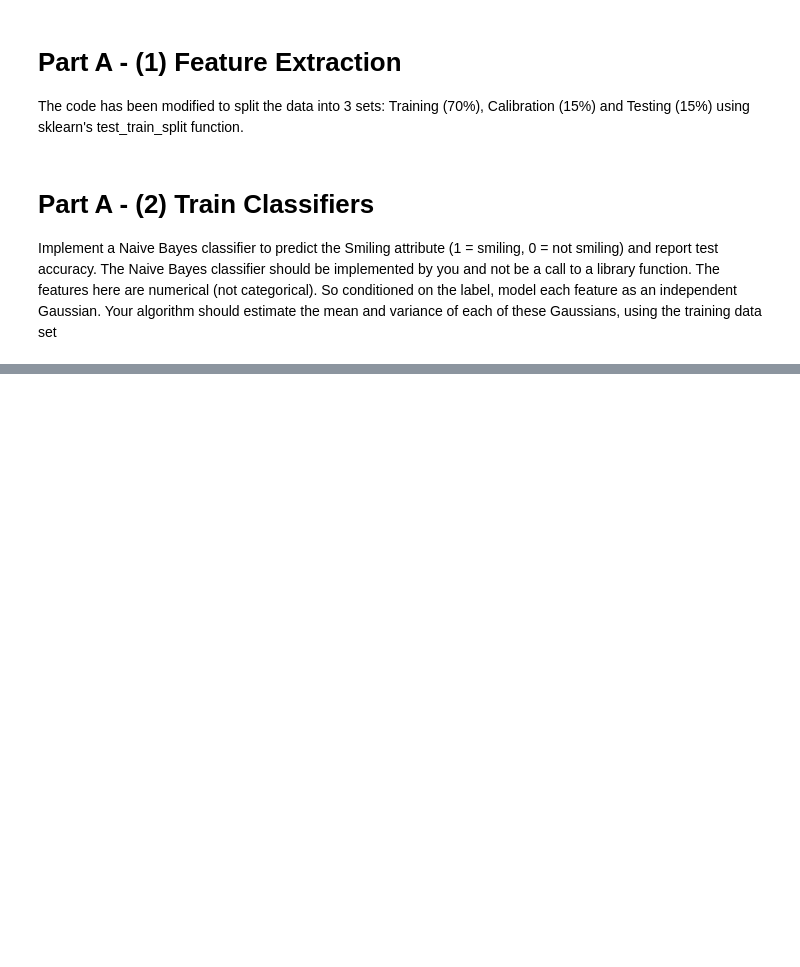
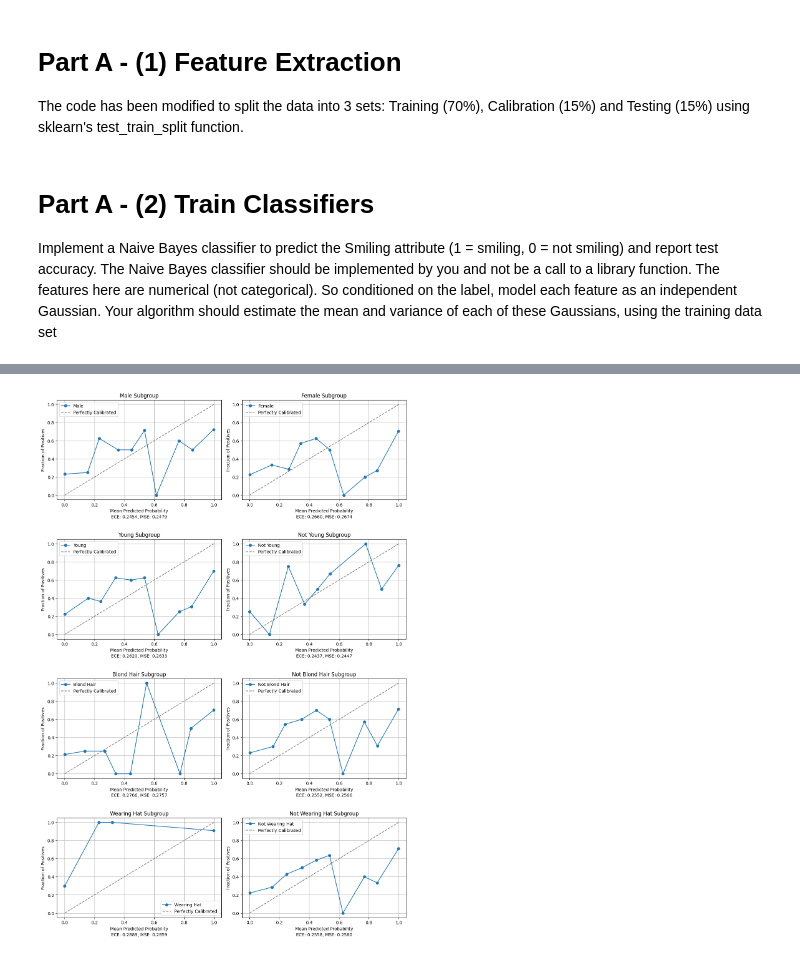
Before and after one commit to ArtyBr/cs342_cw, a Jupyter notebook: project.ipynb, the cells around one changed output, grey strips where cells are left out. Saved outputs shown, nothing was run; the diff lists cells and outputs as text; code cells hidden in the pictures; blank space fills up the shorter version.

```diff
--- a/project.ipynb
+++ b/project.ipynb
@@ -131,0 +303,72 @@ calib_data = all_data.iloc[test_end:]
+# %%
+# Get custom test predictions
+custom_test_preds = gnb.predict_proba(X_test)[:, 1]
+
+# Split dataset into subgroups
+male_set = y_test[y_test["Male"] == 1].index
+female_set = y_test[y_test["Male"] == 0].index
+young_set = y_test[y_test["Young"] == 1].index
+not_young_set = y_test[y_test["Young"] == 0].index
+blond_set = y_test[y_test["Blond_Hair"] == 1].index
+not_blond_set = y_test[y_test["Blond_Hair"] == 0].index
+hat_set = y_test[y_test["Wearing_Hat"] == 1].index
+not_hat_set = y_test[y_test["Wearing_Hat"] == 0].index
+
+subgroups = {
+    "Male": male_set,
+    "Female": female_set,
+    "Young": young_set,
+    "Not Young": not_young_set,
+    "Blond Hair": blond_set,
+    "Not Blond Hair": not_blond_set,
+    "Wearing Hat": hat_set,
+    "Not Wearing Hat": not_hat_set
+}
+
+fig, axes = plt.subplots(4, 2, figsize=(12, 18))
+axes = axes.flatten()
+
+for i, (name, indices) in enumerate(subgroups.items()):
+    ax = axes[i]
+
+    subgroup_prob_true, subgroup_prob_pred = plot_reliability_diagram(
+        y_test.loc[indices, "Smiling"].values,
+        custom_test_preds[indices],
+        n_bins=10
+    )
+
+    ax.plot(subgroup_prob_pred, subgroup_prob_true, marker='o', label=f'{name}')
+    ax.plot([0, 1], [0, 1], linestyle='--', color='gray', label='Perfectly Calibrated')
+    ax.set_xlabel('Mean Predicted Probability')
+    ax.set_ylabel('Fraction of Positives')
+    ax.set_title(f'{name} Subgroup')
+    ax.legend()
+    ax.grid(True)
+    # Make a note under the figure to state the ECE and MSE for each subgroup
+    ece, mse = compute_ece_mse(y_test.loc[indices, "Smiling"].values, custom_test_preds[indices], n_bins=10)
+    ax.text(0.5, -0.15, f'ECE: {ece:.4f}, MSE: {mse:.4f}', transform=ax.transAxes, ha='center', va='top')
+    # Add some padding under each sublot
+    ax.text(0.5, -0.25, f' ', transform=ax.transAxes, ha='center', va='top')
+
+plt.tight_layout()
+plt.show()
+
+# Summarise subgroup size, accuracy, ECE, and MSE in a table
+summary_data = []
+for name, indices in subgroups.items():
+    subgroup_size = len(indices)
+    accuracy = accuracy_score(y_test.loc[indices, "Smiling"], (custom_test_preds[indices] >= 0.5).astype(int))
+    ece, mse = compute_ece_mse(y_test.loc[indices, "Smiling"].values, custom_test_preds[indices], n_bins=10)
+
+    summary_data.append({
+        "Subgroup": name,
+        "Size": subgroup_size,
+        "Accuracy": accuracy,
+        "ECE": ece,
+        "MSE": mse
+    })
+
+summary_df = pd.DataFrame(summary_data)
+print(summary_df)
+# %% [output]
+[figure, added]
```
Also changed, not shown: parts of 18 cells of this notebook, 6 other files.
